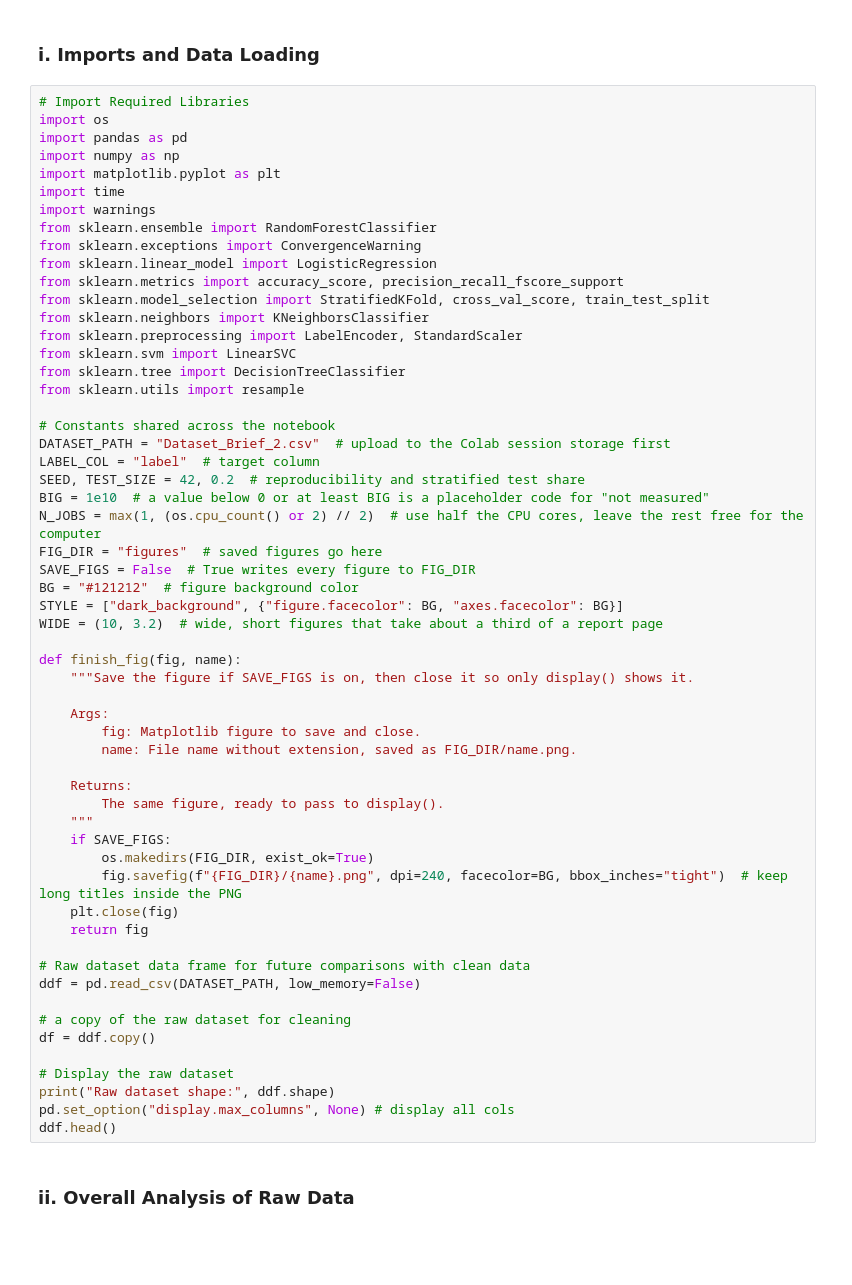
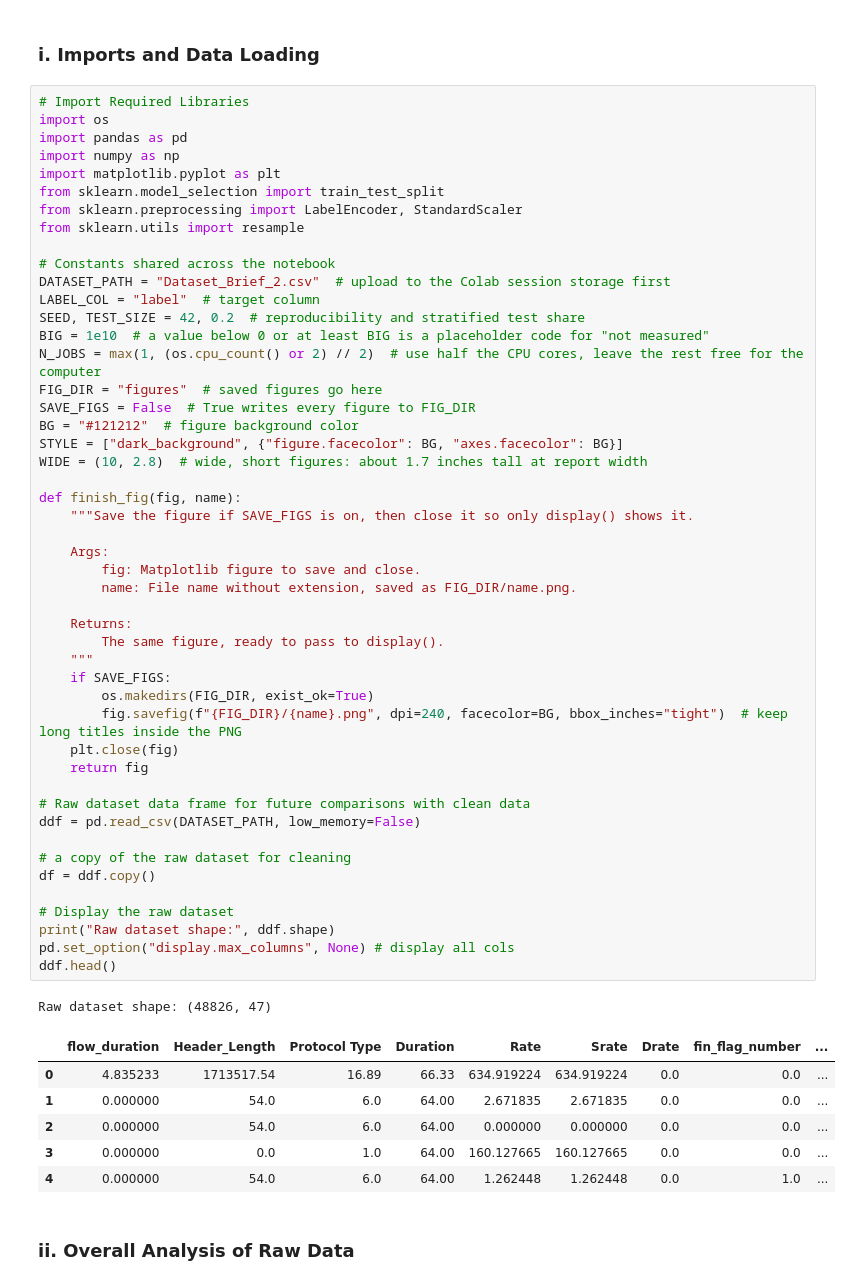
Before and after one commit to MR-Goldenyt/Argus, a Jupyter notebook: Argus.ipynb, the cells around one changed output. Cells and saved outputs as stored; diff of their text form; blank space fills up the shorter version.

```diff
--- a/Argus.ipynb
+++ b/Argus.ipynb
@@ -14,17 +14,8 @@ import os
 import pandas as pd
 import numpy as np
 import matplotlib.pyplot as plt
-import time
-import warnings
-from sklearn.ensemble import RandomForestClassifier
-from sklearn.exceptions import ConvergenceWarning
-from sklearn.linear_model import LogisticRegression
-from sklearn.metrics import accuracy_score, precision_recall_fscore_support
-from sklearn.model_selection import StratifiedKFold, cross_val_score, train_test_split
-from sklearn.neighbors import KNeighborsClassifier
+from sklearn.model_selection import train_test_split
 from sklearn.preprocessing import LabelEncoder, StandardScaler
-from sklearn.svm import LinearSVC
-from sklearn.tree import DecisionTreeClassifier
 from sklearn.utils import resample
 
 # Constants shared across the notebook
@@ -37,34 +28,42 @@ FIG_DIR = "figures"  # saved figures go here
 SAVE_FIGS = False  # True writes every figure to FIG_DIR
 BG = "#121212"  # figure background color
 STYLE = ["dark_background", {"figure.facecolor": BG, "axes.facecolor": BG}]
-WIDE = (10, 3.2)  # wide, short figures that take about a third of a report page
+WIDE = (10, 2.8)  # wide, short figures: about 1.7 inches tall at report width
 
 def finish_fig(fig, name):
     """Save the figure if SAVE_FIGS is on, then close it so only display() shows it.
 
     Args:
         fig: Matplotlib figure to save and close.
         name: File name without extension, saved as FIG_DIR/name.png.
 
     Returns:
         The same figure, ready to pass to display().
     """
     if SAVE_FIGS:
         os.makedirs(FIG_DIR, exist_ok=True)
         fig.savefig(f"{FIG_DIR}/{name}.png", dpi=240, facecolor=BG, bbox_inches="tight")  # keep long titles inside the PNG
     plt.close(fig)
     return fig
 
 # Raw dataset data frame for future comparisons with clean data
 ddf = pd.read_csv(DATASET_PATH, low_memory=False)
 
 # a copy of the raw dataset for cleaning
 df = ddf.copy()
 
 # Display the raw dataset
 print("Raw dataset shape:", ddf.shape)
 pd.set_option("display.max_columns", None) # display all cols
 ddf.head()
+# %% [output]
+Raw dataset shape: (48826, 47)
+|  | flow_duration | Header_Length | Protocol Type | Duration | Rate | Srate | Drate | fin_flag_number | ... |
+| 0 | 4.835233 | 1713517.54 | 16.89 | 66.33 | 634.919224 | 634.919224 | 0.0 | 0.0 | ... |
+| 1 | 0.000000 | 54.0 | 6.0 | 64.00 | 2.671835 | 2.671835 | 0.0 | 0.0 | ... |
+| 2 | 0.000000 | 54.0 | 6.0 | 64.00 | 0.000000 | 0.000000 | 0.0 | 0.0 | ... |
+| 3 | 0.000000 | 0.0 | 1.0 | 64.00 | 160.127665 | 160.127665 | 0.0 | 0.0 | ... |
+| 4 | 0.000000 | 54.0 | 6.0 | 64.00 | 1.262448 | 1.262448 | 0.0 | 1.0 | ... |
 # %% [markdown]
 ### ii. Overall Analysis of Raw Data
 # %%
```
Also changed, not shown: parts of 32 cells of this notebook.
